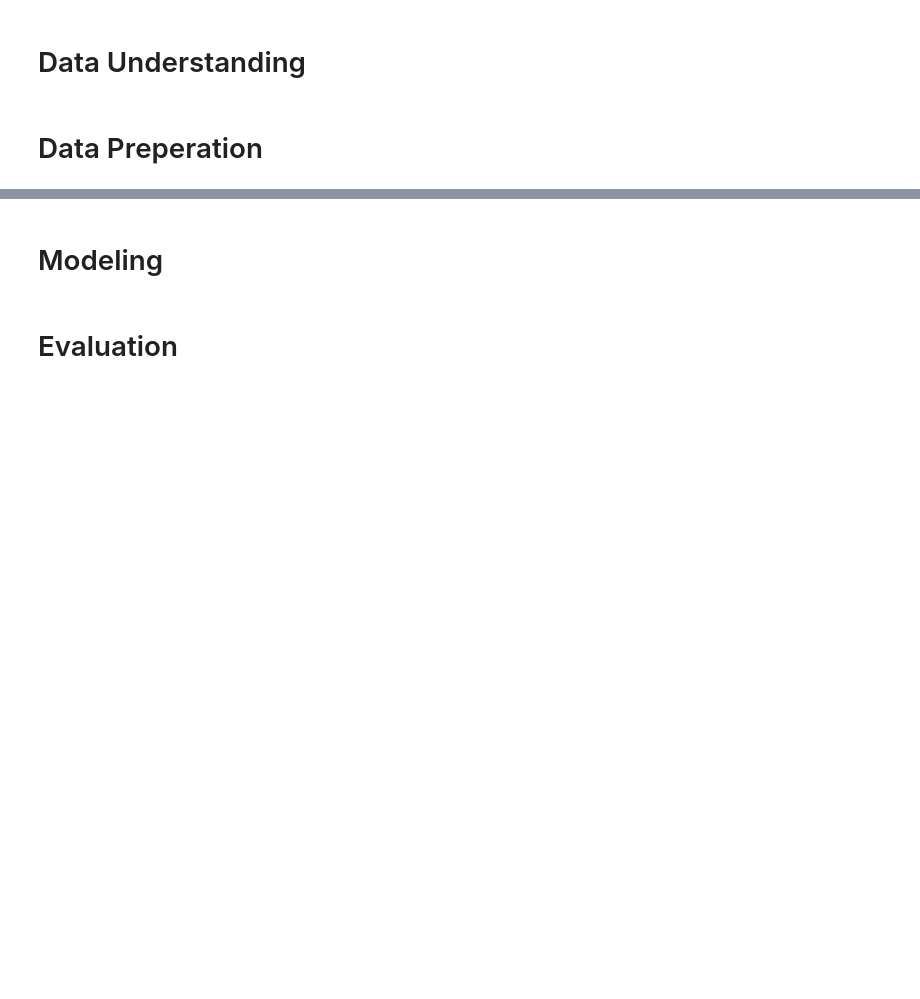
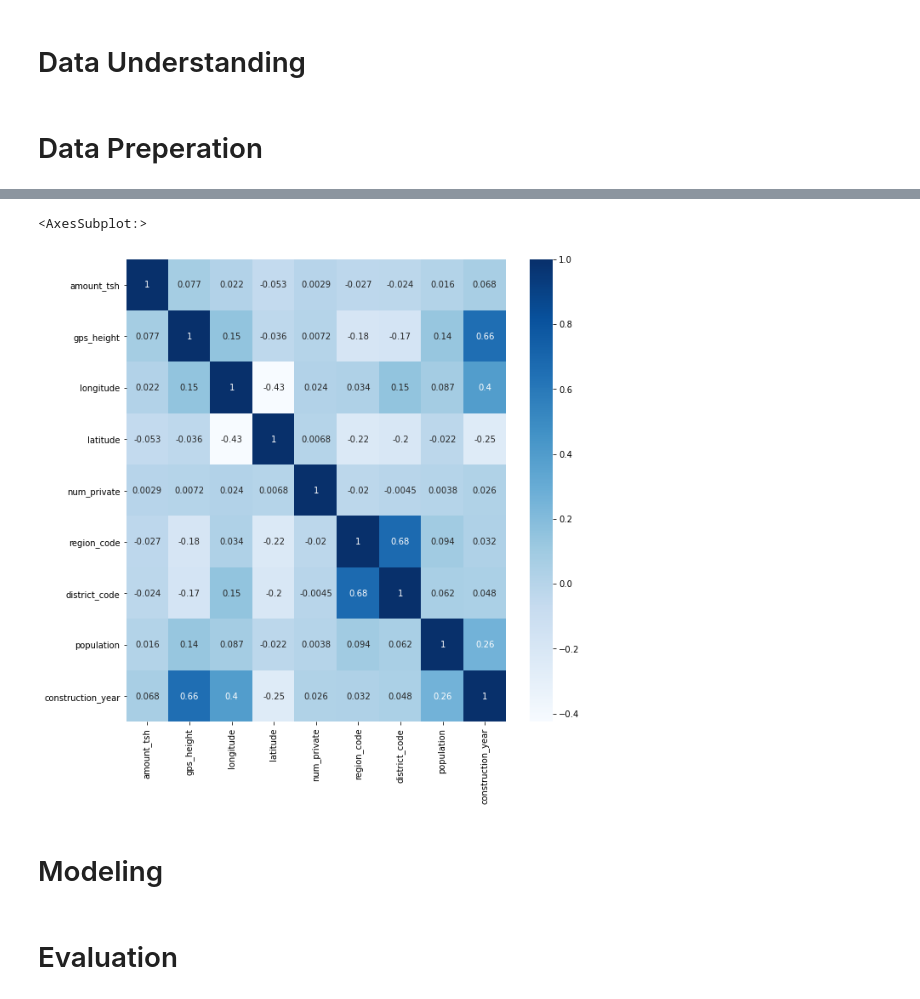
Before and after one commit to adammarianacci/Waterwell_Analysis, a Jupyter notebook: notebook.ipynb, the cells around one changed output, grey strips where cells are left out. Cells and saved outputs as stored; diff of their text form; code cells hidden in the pictures; blank space fills up the shorter version.

```diff
--- a/notebook.ipynb
+++ b/notebook.ipynb
@@ -51,0 +56,3 @@ Waterwells_df.head()
+# %%
+# Dropping the id columns from the dataframe
+Waterwells_df = Waterwells_df.drop(['id', 'id'], axis=1, errors='ignore')
@@ -51,0 +108,3 @@ Waterwells_df.head()
+# %%
+# Filling in missing values as "Unknown" to preserve data
+Waterwells_df = Waterwells_df.fillna("Unknown")
@@ -52,3 +117,11 @@ Waterwells_df.head()
+# %%
+# Creating a heatmap from the initial dataframe
+fig, ax = plt.subplots(figsize=(10,10))
+cor = Waterwells_df.corr()
+sns.heatmap(cor,cmap="Blues",annot=True)
+# %% [output]
+<AxesSubplot:>
+[figure, added]
 # %% [markdown]
 # Modeling
 # %% [markdown]
```
Also changed, not shown: parts of 9 cells of this notebook.
